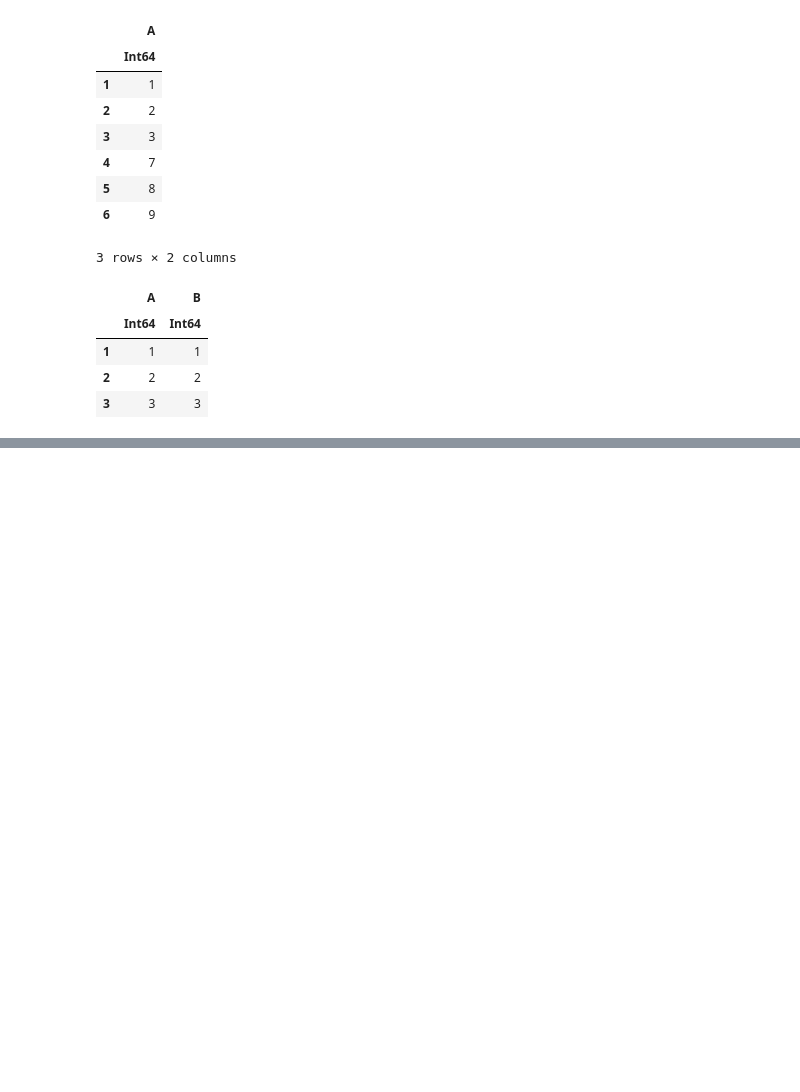
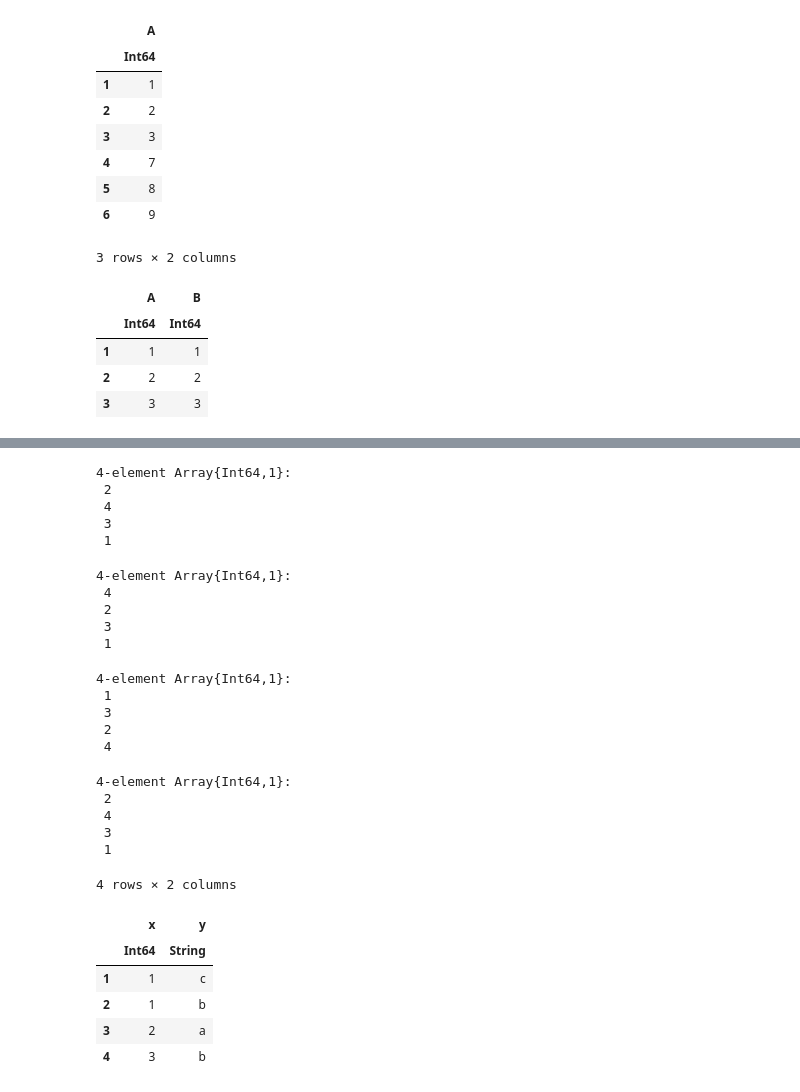
Before and after one commit to damiansp/julia, a Jupyter notebook: dsDocs/DataFrames/functions_2.py.ipynb, the cells around one changed output, grey strips where cells are left out. Saved outputs shown, nothing was run; the diff lists cells and outputs as text; code cells hidden in the pictures; blank space fills up the shorter version.

```diff
--- a/dsDocs/DataFrames/functions_2.py.ipynb
+++ b/dsDocs/DataFrames/functions_2.py.ipynb
@@ -770,0 +830,42 @@ vcat(df4, df1)
+# %%
+sortperm(df, :x)
+# %% [output]
+4-element Array{Int64,1}:
+ 2
+ 4
+ 3
+ 1
+# %%
+sortperm(df, [:x, :y])
+# %% [output]
+4-element Array{Int64,1}:
+ 4
+ 2
+ 3
+ 1
+# %%
+sortperm(df, [:x, :y], rev=true)
+# %% [output]
+4-element Array{Int64,1}:
+ 1
+ 3
+ 2
+ 4
+# %%
+sortperm(df, [:x, order(:y, rev=true)])
+# %% [output]
+4-element Array{Int64,1}:
+ 2
+ 4
+ 3
+ 1
+# %%
+df[sortperm(df, [:x, order(:y, rev=true)]), :]
+# %% [output]
+4 rows × 2 columns
+|  | x | y |
+|  | Int64 | String |
+| 1 | 1 | c |
+| 2 | 1 | b |
+| 3 | 2 | a |
+| 4 | 3 | b |
```
Also changed, not shown: parts of 6 cells of this notebook.
